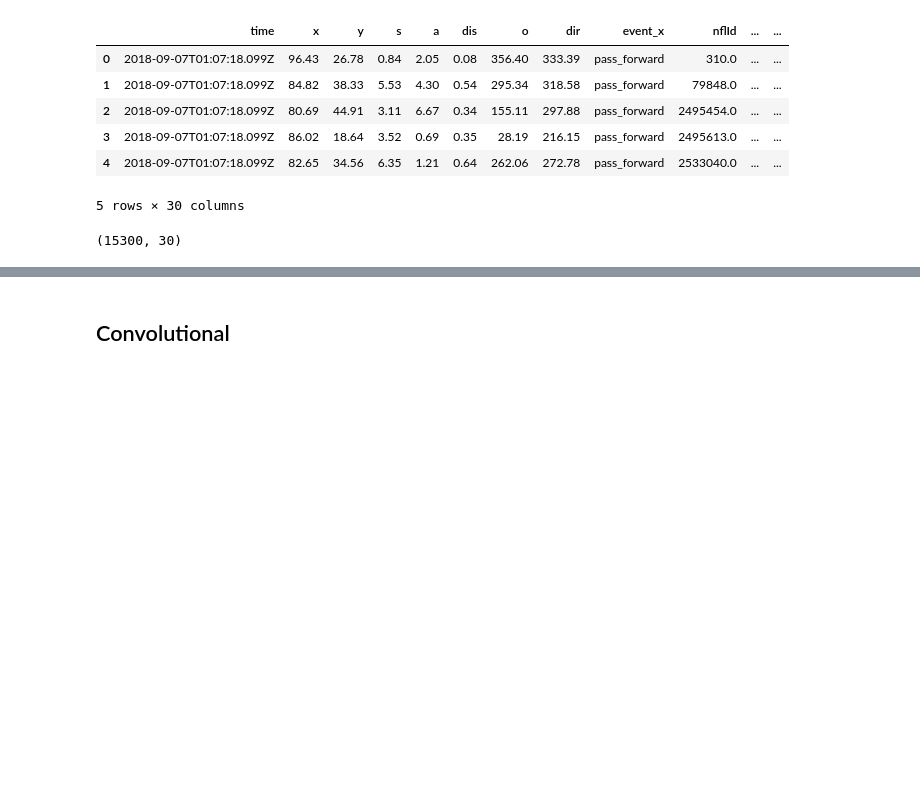
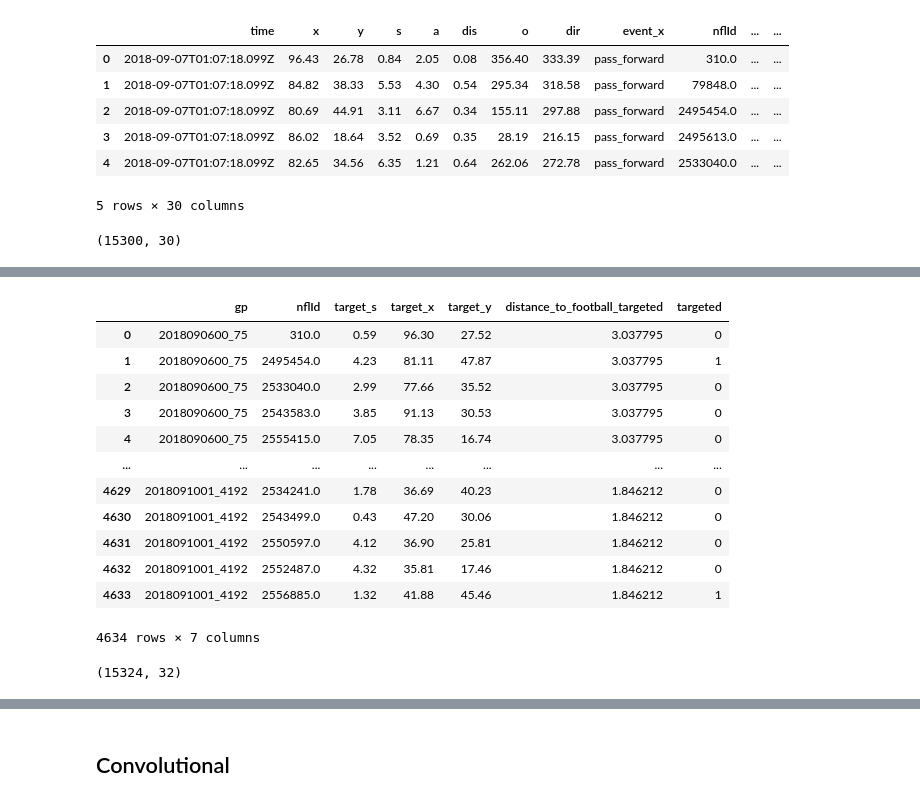
Before and after one commit to martincopello/TheOneWithTouchdowns, a Jupyter notebook: passing_plays_nn.ipynb, the cells around one changed output, grey strips where cells are left out. Drawn from its saved outputs; the diff is of its cells as text; code cells hidden in the pictures; blank space fills up the shorter version.

```diff
--- a/passing_plays_nn.ipynb
+++ b/passing_plays_nn.ipynb
@@ -158,0 +194,25 @@ passing_df.shape
+# %%
+targeted_dist_table = targeted_dist_table.merge(targeted_dist_table_min, on = 'gp')
+# %%
+targeted_dist_table['targeted'] = np.where(targeted_dist_table['distance_to_football_x'] == targeted_dist_table['distance_to_football_y'], 1, 0)
+# %%
+targeted_dist_table.drop('distance_to_football_x', axis = 1, inplace = True)
+# %%
+targeted_dist_table.rename(columns={'distance_to_football_y':'distance_to_football_targeted',
+                                   's':'target_s', 'x': 'target_x', 'y':'target_y'}, inplace=True)
+# %%
+targeted_dist_table
+# %% [output]
+|  | gp | nflId | target_s | target_x | target_y | distance_to_football_targeted | targeted |
+| 0 | 2018090600_75 | 310.0 | 0.59 | 96.30 | 27.52 | 3.037795 | 0 |
+| 1 | 2018090600_75 | 2495454.0 | 4.23 | 81.11 | 47.87 | 3.037795 | 1 |
+| 2 | 2018090600_75 | 2533040.0 | 2.99 | 77.66 | 35.52 | 3.037795 | 0 |
+| 3 | 2018090600_75 | 2543583.0 | 3.85 | 91.13 | 30.53 | 3.037795 | 0 |
+| 4 | 2018090600_75 | 2555415.0 | 7.05 | 78.35 | 16.74 | 3.037795 | 0 |
+| ... | ... | ... | ... | ... | ... | ... | ... |
+| 4629 | 2018091001_4192 | 2534241.0 | 1.78 | 36.69 | 40.23 | 1.846212 | 0 |
+| 4630 | 2018091001_4192 | 2543499.0 | 0.43 | 47.20 | 30.06 | 1.846212 | 0 |
+| 4631 | 2018091001_4192 | 2550597.0 | 4.12 | 36.90 | 25.81 | 1.846212 | 0 |
+| 4632 | 2018091001_4192 | 2552487.0 | 4.32 | 35.81 | 17.46 | 1.846212 | 0 |
+| 4633 | 2018091001_4192 | 2556885.0 | 1.32 | 41.88 | 45.46 | 1.846212 | 1 |
+4634 rows × 7 columns
@@ -158,0 +227,4 @@ passing_df.shape
+# %%
+passing_df.shape
+# %% [output]
+(15324, 32)
```
Also changed, not shown: parts of 83 cells of this notebook.
